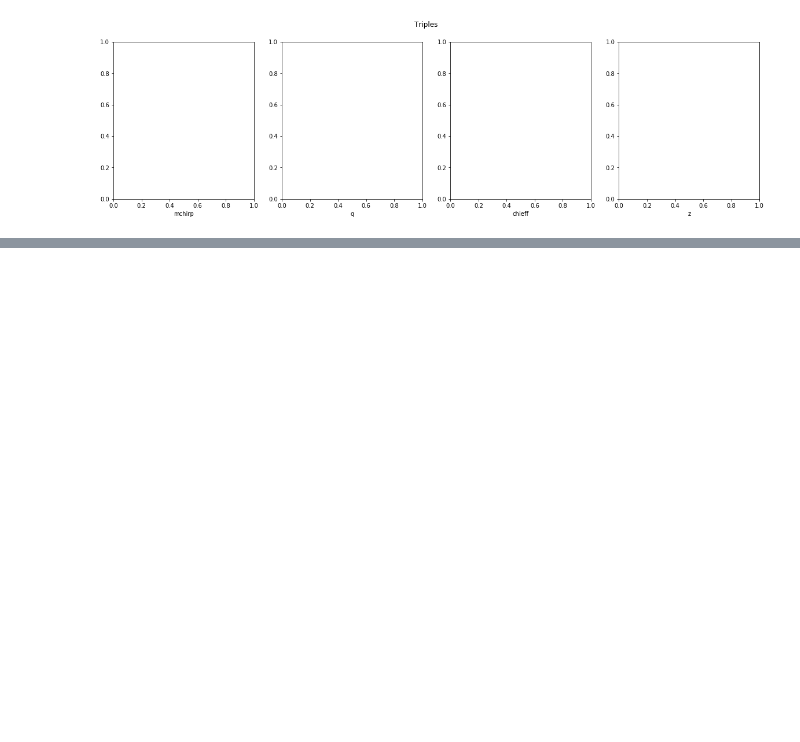
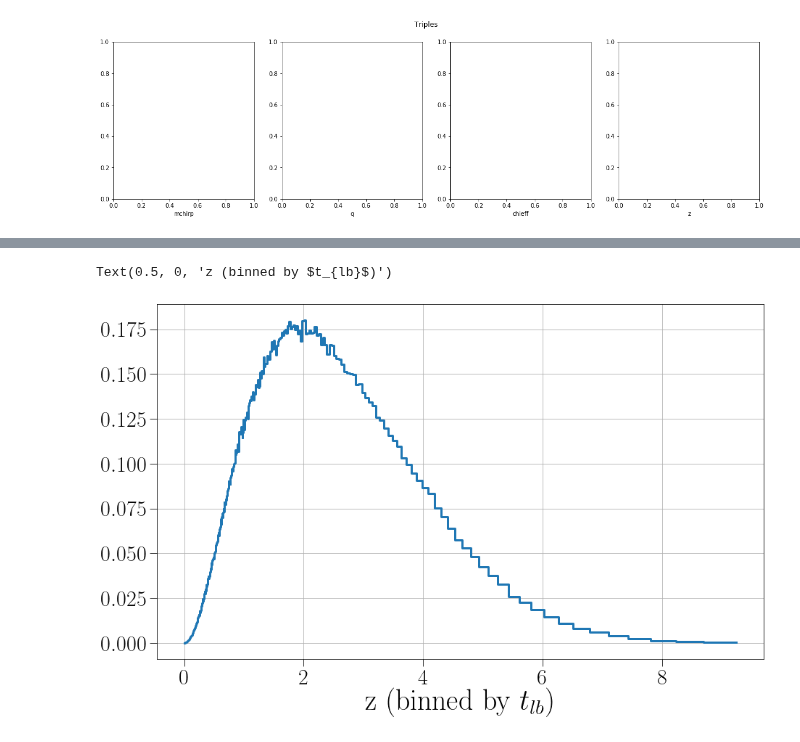
Before and after one commit to michaelzevin/model_selection, a Jupyter notebook: notebooks/process_unweighted_data.ipynb, the cells around one changed output, grey strips where cells are left out. Drawn from its saved outputs; the diff is of its cells as text; code cells hidden in the pictures; blank space fills up the shorter version.

```diff
--- a/notebooks/process_unweighted_data.ipynb
+++ b/notebooks/process_unweighted_data.ipynb
@@ -700,0 +746,15 @@ Processing data for chi05 TRIP run...
+# %%
+redshift_vals = np.asarray([0,2,4,6,8,10])
+tlb_vals = cosmo.lookback_time(redshift_vals)
+
+fig, axs = plt.subplots()
+h, bins = np.histogram(data['t_lookback'], bins=300, weights=data['weight'], density=True)
+
+# convert bins to redshift
+bins_in_redz = np.asarray([z_at_value(cosmo.lookback_time, tlb*u.Gyr) for tlb in bins])
+
+axs.step(bins_in_redz[:-1], h, where='pre')
+axs.set_xlabel(r'z (binned by $t_{lb}$)')
+# %% [output]
+Text(0.5, 0, 'z (binned by $t_{lb}$)')
+[figure, added]
```
Also changed, not shown: parts of 7 cells of this notebook, 9 other files.
